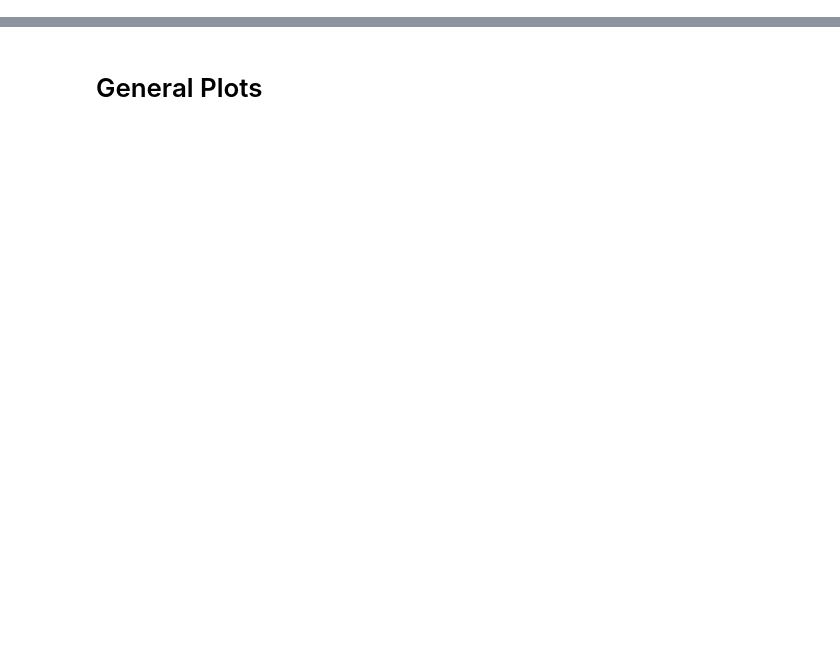
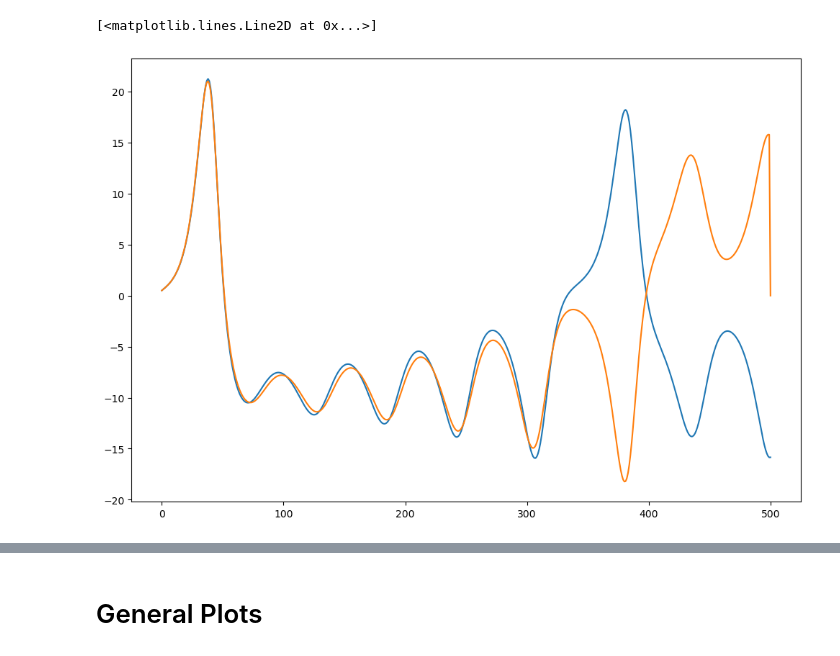
Before and after one commit to daniellengyel/KernelLearningSOS, a Jupyter notebook: Playground.ipynb, the cells around one changed output, grey strips where cells are left out. Cells and saved outputs as stored; diff of their text form; code cells hidden in the pictures; blank space fills up the shorter version.

```diff
--- a/Playground.ipynb
+++ b/Playground.ipynb
@@ -75,0 +359,6 @@ def custom_kernel(theta):
+# %%
+plt.plot(true_vals[:, 0])
+plt.plot(pred_vals[:, 0])
+# %% [output]
+[<matplotlib.lines.Line2D at 0x...>]
+[figure, added]
```
Also changed, not shown: parts of 49 cells of this notebook.
